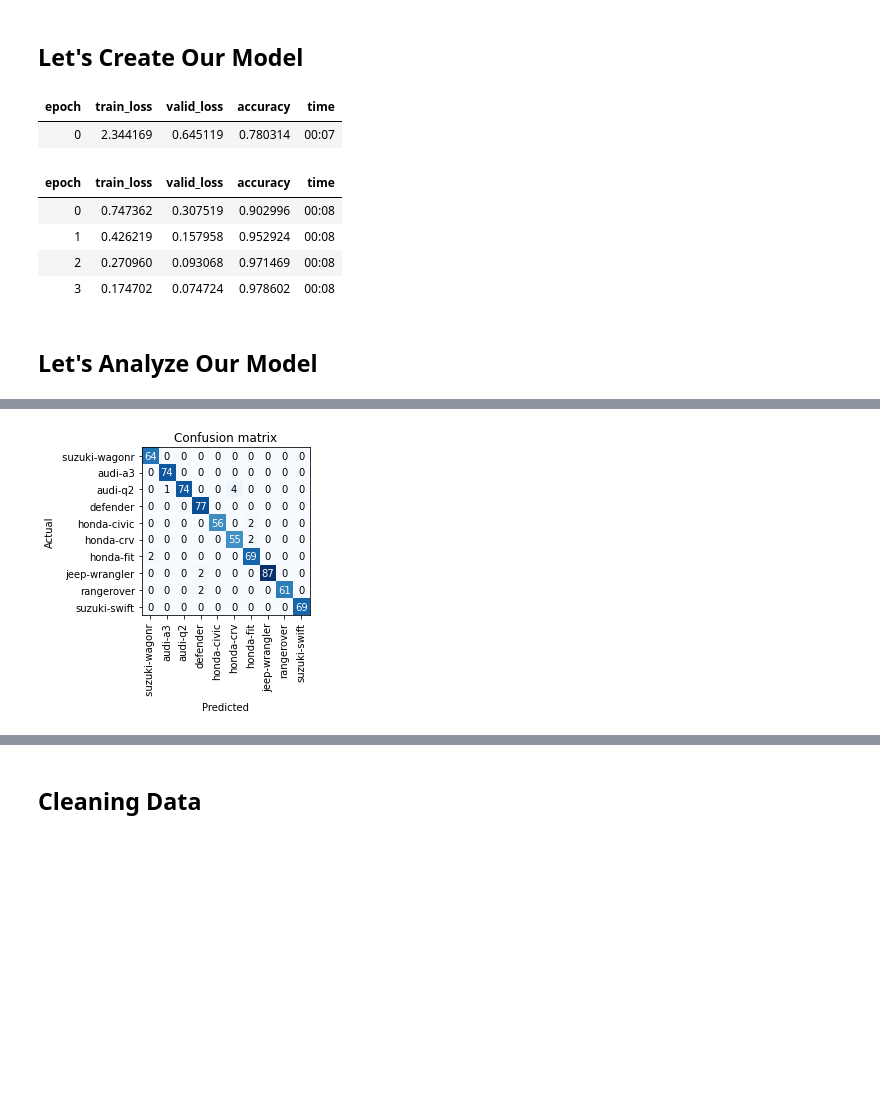
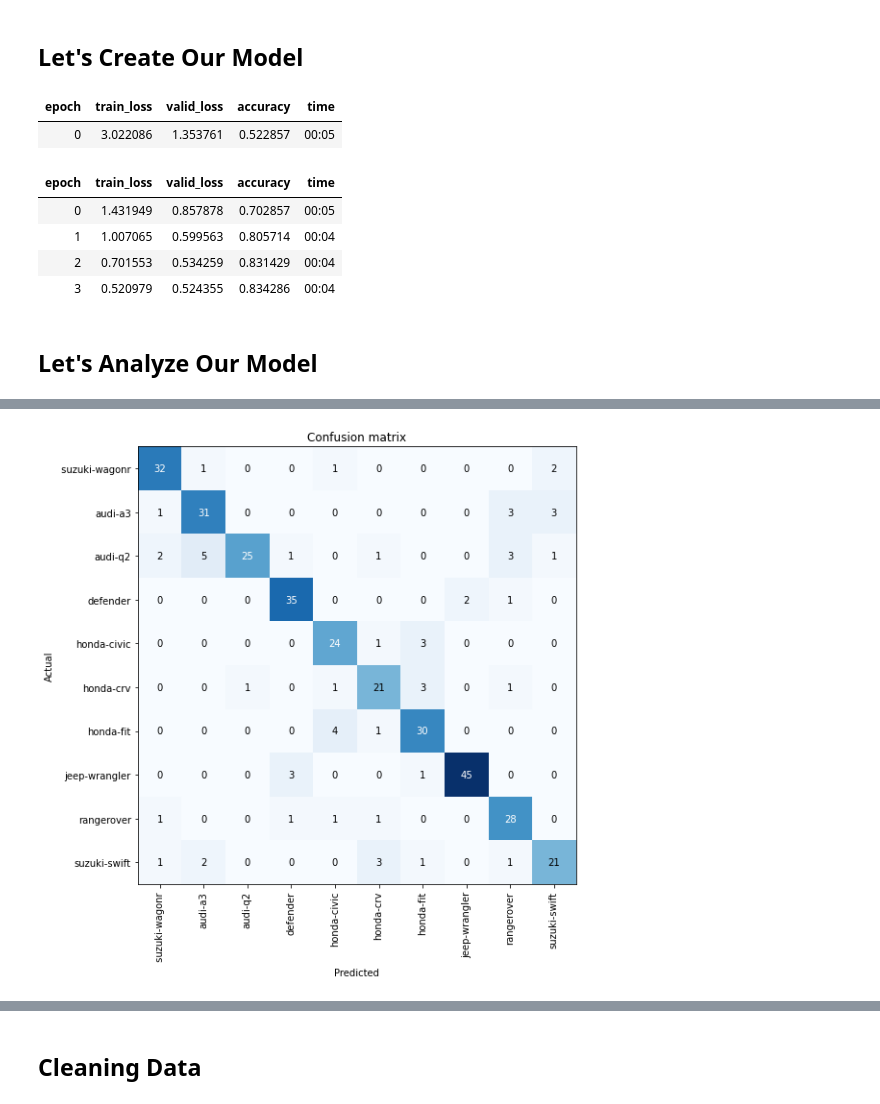
Before and after one commit to arunoda/deeplearning, a Jupyter notebook: 03.detecting-vehicles.ipynb, the cells around one changed output, grey strips where cells are left out. Cells and saved outputs as stored; diff of their text form; code cells hidden in the pictures; blank space fills up the shorter version.

```diff
--- a/03.detecting-vehicles.ipynb
+++ b/03.detecting-vehicles.ipynb
@@ -35,0 +30,3 @@ show_image(Image.open(im_path.ls()[500]))
+# %%
+im_path = Path("/storage/deeplearning/.datasets/77c6f8768e1dcbe1935d260cedfad9329e025c93")
+im_path.ls()
@@ -51,7 +61,7 @@ db = DataBlock(
     item_tfms=Resize(224)
 )
 # %%
-dls = db.dataloaders(im_path)
+dls = db.dataloaders(im_path/"images")
 # %%
 dls.show_batch()
 # %% [output]
@@ -69,12 +79,12 @@ learn = cnn_learner(dls, resnet34, metrics=accuracy)
 learn.fine_tune(4)
 # %% [output]
 | epoch | train_loss | valid_loss | accuracy | time |
-| 0 | 2.344169 | 0.645119 | 0.780314 | 00:07 |
+| 0 | 3.022086 | 1.353761 | 0.522857 | 00:05 |
 | epoch | train_loss | valid_loss | accuracy | time |
-| 0 | 0.747362 | 0.307519 | 0.902996 | 00:08 |
-| 1 | 0.426219 | 0.157958 | 0.952924 | 00:08 |
-| 2 | 0.270960 | 0.093068 | 0.971469 | 00:08 |
-| 3 | 0.174702 | 0.074724 | 0.978602 | 00:08 |
+| 0 | 1.431949 | 0.857878 | 0.702857 | 00:05 |
+| 1 | 1.007065 | 0.599563 | 0.805714 | 00:04 |
+| 2 | 0.701553 | 0.534259 | 0.831429 | 00:04 |
+| 3 | 0.520979 | 0.524355 | 0.834286 | 00:04 |
 # %% [markdown]
 ## Let's Analyze Our Model
 # %%
@@ -82,9 +92,9 @@ analyzer = ClassificationInterpretation.from_learner(learn)
 # %% [output]
 [interactive output not drawn]
 # %%
-analyzer.plot_confusion_matrix()
+analyzer.plot_confusion_matrix(figsize=(8,8))
 # %% [output]
-[figure, old version]
+[figure, new version]
 # %%
 analyzer.plot_top_losses(9, figsize=(12, 12))
 # %% [output]
```
Also changed, not shown: parts of 18 cells of this notebook, 2 other files.
